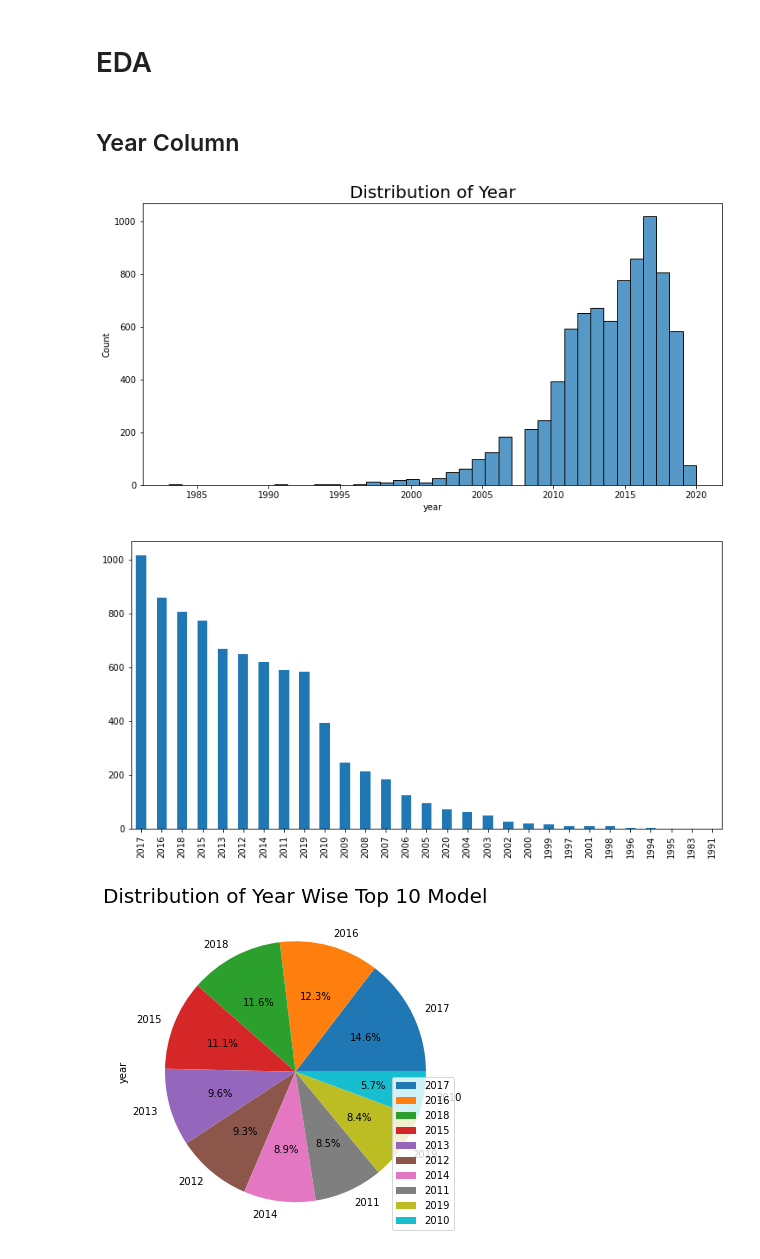
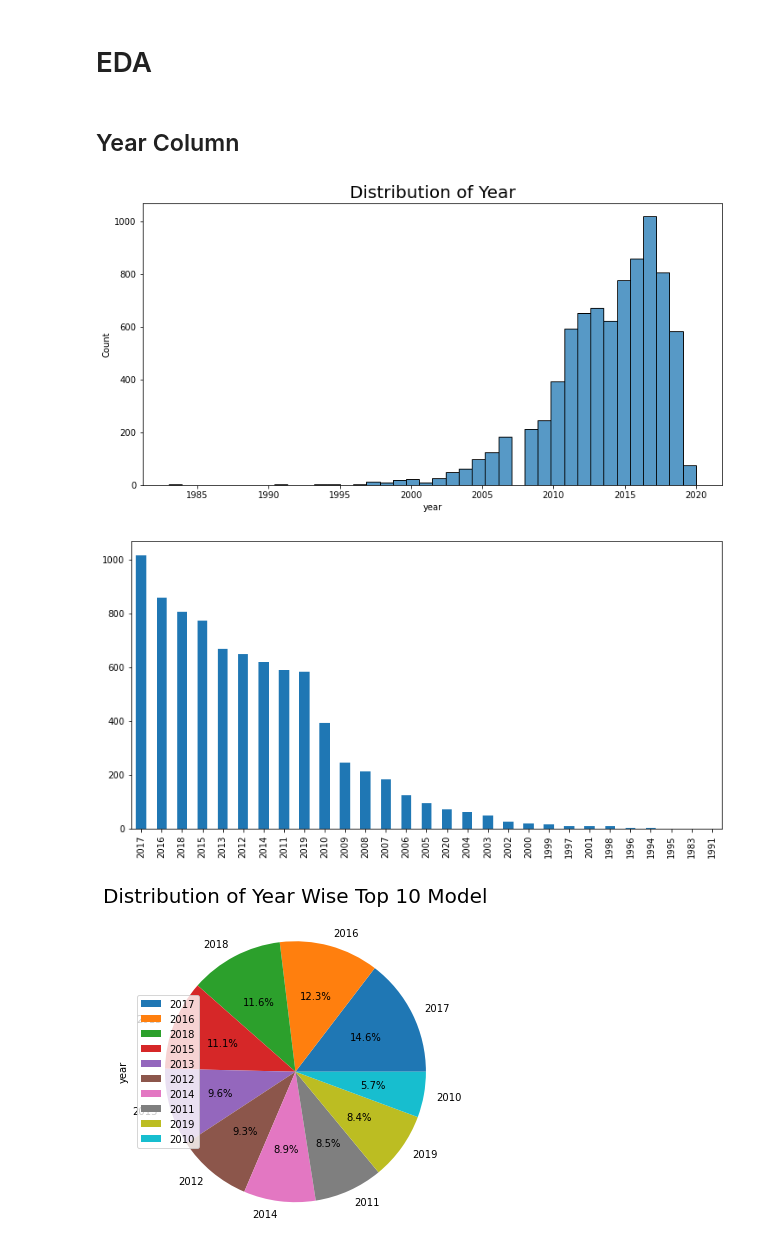
Before and after one commit to Sialsanwal/Data-Science, a Jupyter notebook: Machine learning Model/Regression Model/Project 1/Car Price EDA.ipynb, the cells around one changed output. Cells and saved outputs as stored; diff of their text form; code cells hidden in the pictures.

```diff
--- a/Machine learning Model/Regression Model/Project 1/Car Price EDA.ipynb
+++ b/Machine learning Model/Regression Model/Project 1/Car Price EDA.ipynb
@@ -110,20 +110,20 @@ df.describe().T
 | seats | 7907.0 | 5.416719 | 0.959588 | 2.0 | 5.0 | 5.0 | 5.0 | 14.0 |
 # %% [markdown]
 # EDA
-# %% [markdown]
-## Year Column
+# %% [markdown]
+## Year Column
 # %%
 plt.figure(figsize=(12,6))
 sns.histplot(data=df,x=df.year,bins=40)
 plt.title("Distribution of Year",fontsize=20)
 plt.figure(figsize=(12,6))
 df.year.value_counts().plot(kind='bar')
 plt.figure(figsize=(12,6))
 plt.title("Distribution of Year Wise Top 10 Model",fontsize=20)
 df.year.value_counts()[:10].plot(kind='pie',autopct='%.1f%%')
-plt.legend(loc=4)
+plt.legend(loc=6)
 plt.show()
 # %% [output]
 [figure]
 [figure]
-[figure, old version]
+[figure, new version]
```
Also changed, not shown: parts of 6 cells of this notebook.
